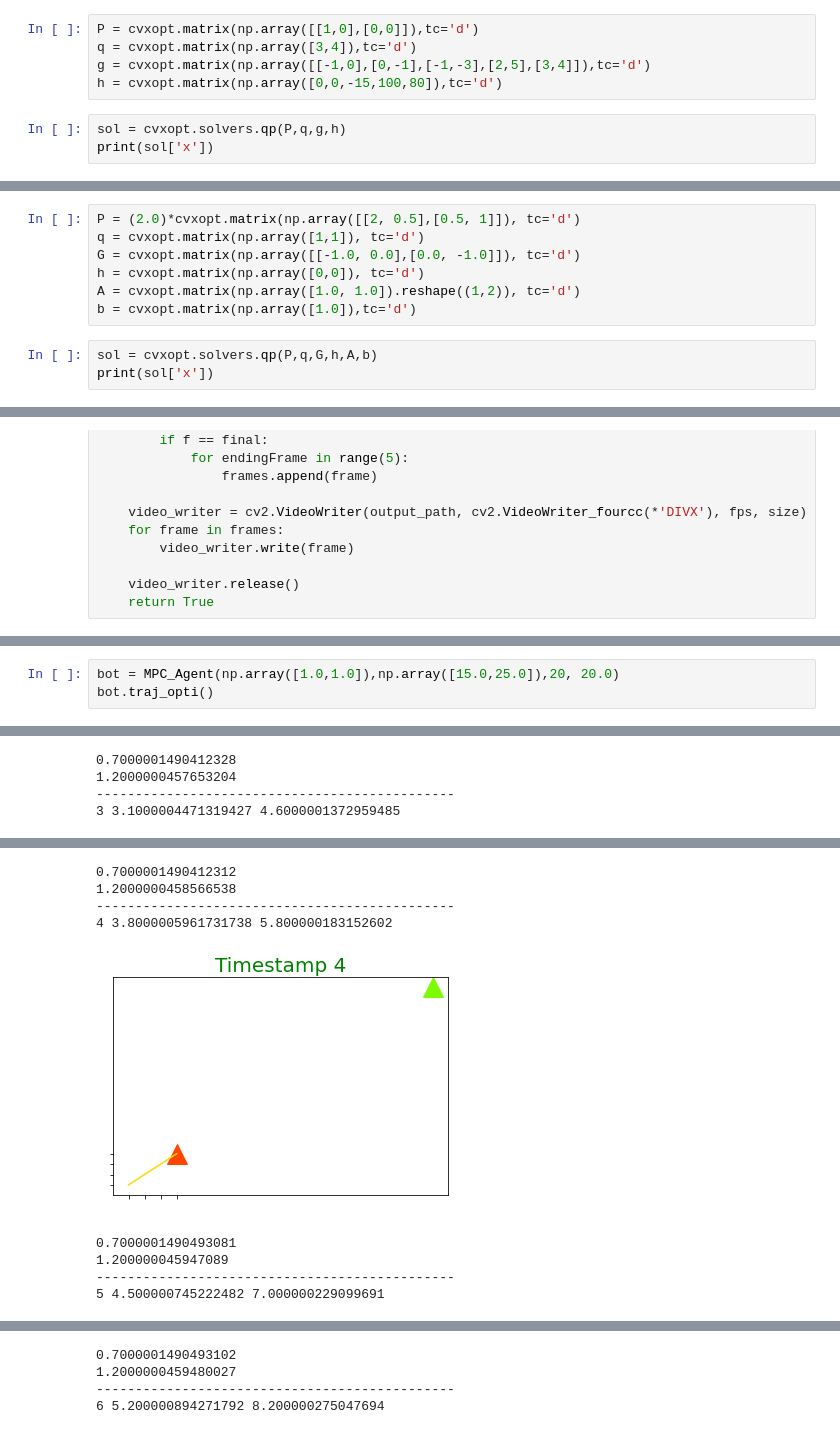
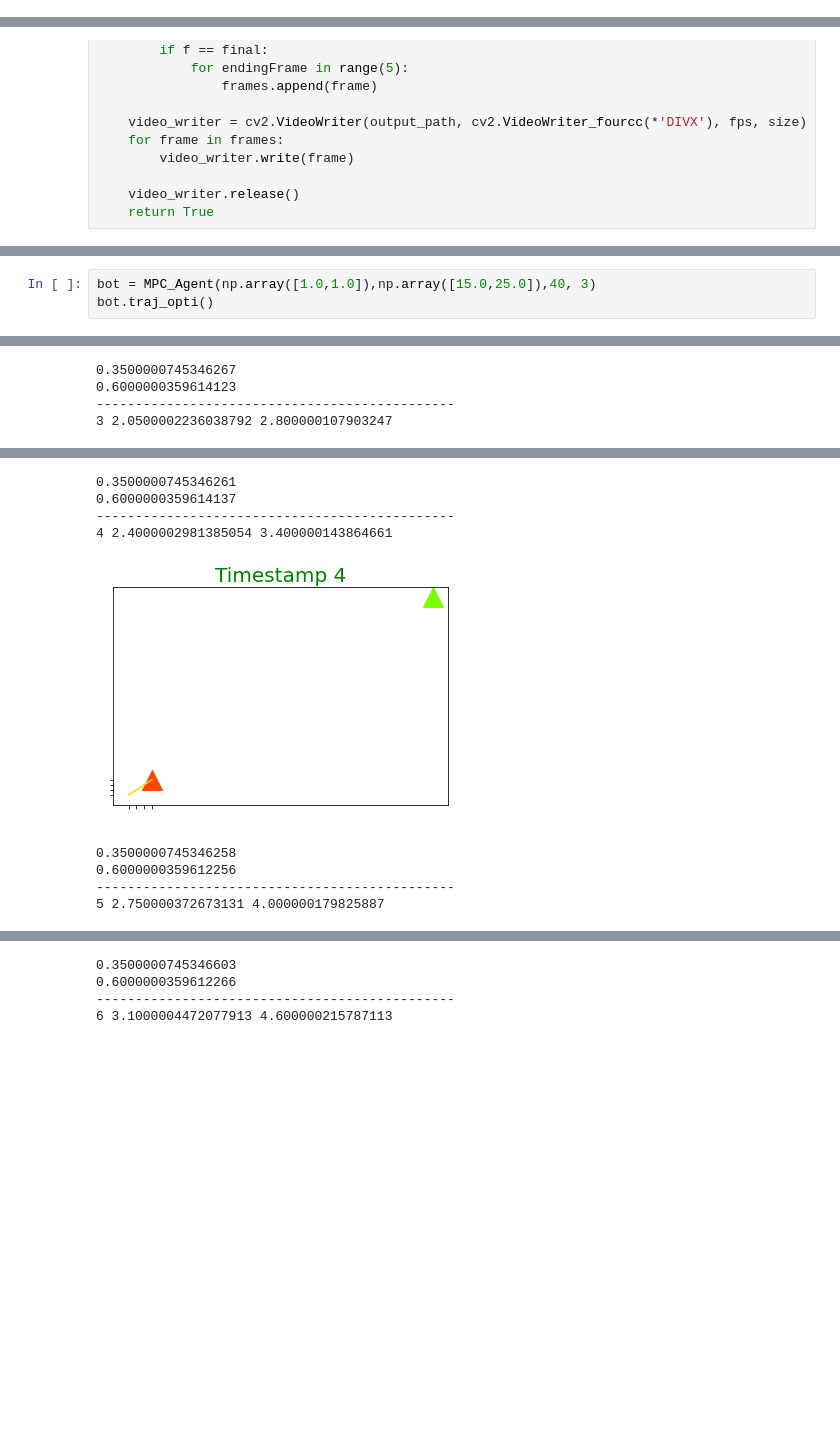
Before and after one commit to sreeharshaparuchur1/model-predictive-control, a Jupyter notebook: QP_Basics.ipynb, the cells around one changed output, grey strips where cells are left out. Cells and saved outputs as stored; diff of their text form; blank space fills up the shorter version.

```diff
--- a/QP_Basics.ipynb
+++ b/QP_Basics.ipynb
@@ -6,11 +6,3 @@ import os
 import shutil
 import cv2
 from glob import *
-# %%
-P = cvxopt.matrix(np.array([[1,0],[0,0]]),tc='d')
-q = cvxopt.matrix(np.array([3,4]),tc='d')
-g = cvxopt.matrix(np.array([[-1,0],[0,-1],[-1,-3],[2,5],[3,4]]),tc='d')
-h = cvxopt.matrix(np.array([0,0,-15,100,80]),tc='d')
-# %%
-sol = cvxopt.solvers.qp(P,q,g,h)
-print(sol['x'])
@@ -35,10 +8,0 @@ print(sol['x'][0])
-# %%
-P = (2.0)*cvxopt.matrix(np.array([[2, 0.5],[0.5, 1]]), tc='d')
-q = cvxopt.matrix(np.array([1,1]), tc='d')
-G = cvxopt.matrix(np.array([[-1.0, 0.0],[0.0, -1.0]]), tc='d')
-h = cvxopt.matrix(np.array([0,0]), tc='d')
-A = cvxopt.matrix(np.array([1.0, 1.0]).reshape((1,2)), tc='d')
-b = cvxopt.matrix(np.array([1.0]),tc='d')
-# %%
-sol = cvxopt.solvers.qp(P,q,G,h,A,b)
-print(sol['x'])
@@ -173,7 +128,7 @@ class MPC_Agent:
 
         plt.show()
 # %%
-bot = MPC_Agent(np.array([1.0,1.0]),np.array([15.0,25.0]),20, 20.0)
+bot = MPC_Agent(np.array([1.0,1.0]),np.array([15.0,25.0]),40, 3)
 bot.traj_opti()
 # %% [output]
 start Vx:  10 start Vy:  10
@@ -190,4 +147,4 @@ start Vx:  10 start Vy:  10
-0.7000001490412328
-1.2000000457653204
+0.3500000745346267
+0.6000000359614123
 ----------------------------------------------
-3 3.1000004471319427 4.6000001372959485
+3 2.0500002236038792 2.800000107903247
@@ -195,9 +152,9 @@ start Vx:  10 start Vy:  10
-0.7000001490412312
-1.2000000458566538
+0.3500000745346261
+0.6000000359614137
 ----------------------------------------------
-4 3.8000005961731738 5.800000183152602
+4 2.4000002981385054 3.400000143864661
-[figure, old version]
+[figure, new version]
-0.7000001490493081
-1.200000045947089
+0.3500000745346258
+0.6000000359612256
 ----------------------------------------------
-5 4.500000745222482 7.000000229099691
+5 2.750000372673131 4.000000179825887
@@ -205,4 +162,4 @@ start Vx:  10 start Vy:  10
-0.7000001490493102
-1.2000000459480027
+0.3500000745346603
+0.6000000359612266
 ----------------------------------------------
-6 5.200000894271792 8.200000275047694
+6 3.1000004472077913 4.600000215787113
```
Also changed, not shown: parts of 7 cells of this notebook, 43 other files.
